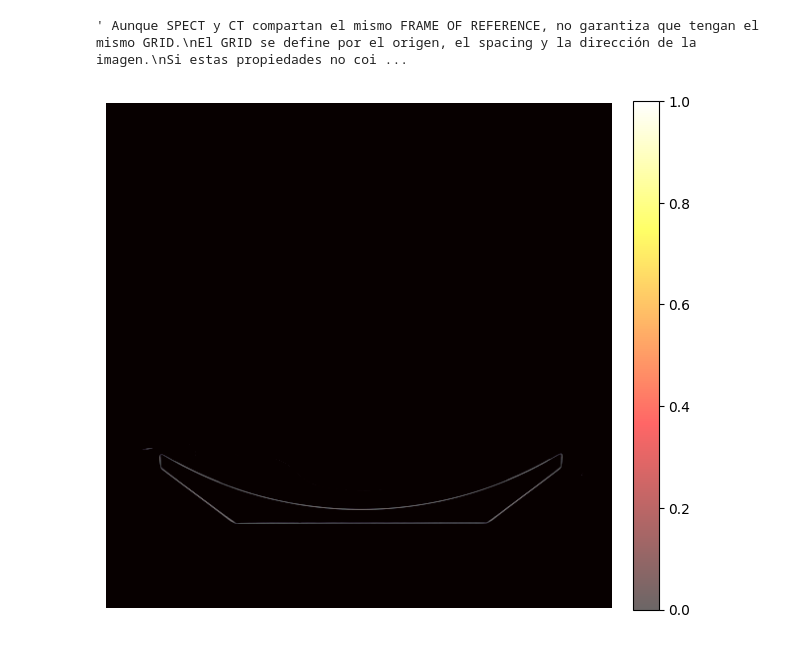
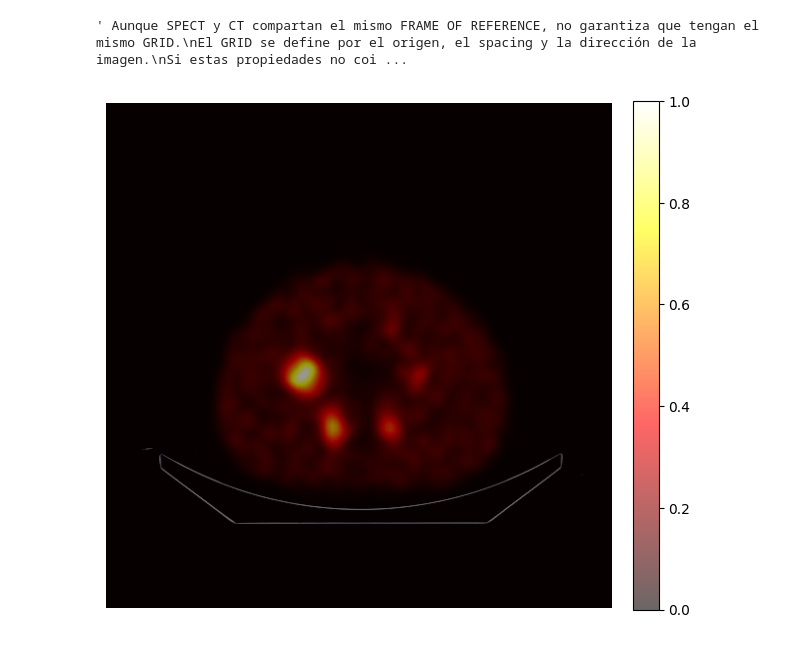
Before and after one commit to nvillasucm/TFM_NataliaVillas, a Jupyter notebook: interfaz.ipynb, the cells around one changed output. Drawn from its saved outputs; the diff is of its cells as text; code cells hidden in the pictures.

```diff
--- a/interfaz.ipynb
+++ b/interfaz.ipynb
@@ -207,7 +207,9 @@ def seleccionar_fichero_spect():
     num_slices_spect = spect_np.shape[0] # Guarda el número de cortes de la imagen (slices)
 
     spect_slider.config(to=num_slices_spect - 1)
-    slice_idx_spect.set(num_slices_spect // 2)
+    slice_max = obtener_slice_mayor_actividad(spect_np)
+    slice_idx_spect.set(slice_max)
+
 
     # Inicializar figura
     if fig is None:
@@ -217,6 +219,23 @@ def seleccionar_fichero_spect():
         resamplear_spect_a_ct()
 
     actualizar_overlay()
+
+def obtener_slice_mayor_actividad(spect_array):
+    """
+    Devuelve el índice del slice con mayor actividad total.
+    Se calcula como la suma de intensidades en cada corte.
+    """
+    if spect_array is None:
+        return 0
+
+    # Suma de actividad por slice (eje Z = axis 0)
+    actividad_por_slice = np.sum(spect_array, axis=(1, 2)) # Es una lista en la que cada posición corresponde a la actividad total de un corte.
+
+    # Índice del máximo
+    idx_max = np.argmax(actividad_por_slice)
+
+    return int(idx_max)
+
 
 def crear_phantom_en_pixel():
     global phantom, ct_np, ct_img_sitk
@@ -295,8 +314,8 @@ def resamplear_spect_a_ct():
     if slice_idx_ct.get() >= num_slices_ct:
         slice_idx_ct.set(num_slices_ct // 2)
 
-    if slice_idx_spect.get() >= num_slices_spect:
-        slice_idx_spect.set(num_slices_spect // 2)
+    slice_max = obtener_slice_mayor_actividad(spect_np)
+    slice_idx_spect.set(slice_max)
 
 
 def guardar_datos():
@@ -386,6 +405,8 @@ def actualizar_phantom():
         phantom.angulos = np.array([0, 60, 120, 180, 240, 300]) + phantom_rot.get()
 
         actualizar_overlay()
+
+
 
 # -------------------- INTERFAZ --------------------
 
@@ -466,34 +487,34 @@ ttk.Checkbutton(frame_controles, text="Mostrar phantom digital", variable=mostra
 
 # Rotación
 ttk.Label(frame_controles, text="Rotar phantom (°):").grid(row=8, column=0, sticky="w")
 ttk.Scale(frame_controles, from_=0, to=360,
           variable=phantom_rot,
           command=lambda e: actualizar_phantom()).grid(row=8, column=1, columnspan=2, sticky="ew")
 
 # Desplazamiento X
 ttk.Label(frame_controles, text="Desplazamiento X (px):").grid(row=9, column=0, sticky="w")
 ttk.Scale(frame_controles, from_=-200, to=200,
           variable=phantom_dx,
           command=lambda e: actualizar_phantom()).grid(row=9, column=1, columnspan=2, sticky="ew")
 
 # Desplazamiento Y
 ttk.Label(frame_controles, text="Desplazamiento Y (px):").grid(row=10, column=0, sticky="w")
 ttk.Scale(frame_controles, from_=-200, to=200,
           variable=phantom_dy,
           command=lambda e: actualizar_phantom()).grid(row=10, column=1, columnspan=2, sticky="ew")
 
 
 # -------------------- EJECUCIÓN --------------------
 root.mainloop()
 
 ''' Aunque SPECT y CT compartan el mismo FRAME OF REFERENCE, no garantiza que tengan el mismo GRID.
 El GRID se define por el origen, el spacing y la dirección de la imagen.
 Si estas propiedades no coinciden exactamente, las imágenes no estarán alineadas correctamente.
 El SPECT empieza en z = 563.56 y el CT en z = -378.35, entonces cuando el resampler muestrea el SPECT a las coordenadas fisicas del CT,
 ningun voxel del SPECT cae dentro del CT, todo queda fuera y se rellena con ceros.'''
 # %% [output]
 ' Aunque SPECT y CT compartan el mismo FRAME OF REFERENCE, no garantiza que tengan el mismo GRID.\nEl GRID se define por el origen, el spacing y la dirección de la imagen.\nSi estas propiedades no coi ...
-[figure, old version]
+[figure, new version]
 # %%
 file_path = r"C:\Users\gervi\OneDrive - Universidad Complutense de Madrid (UCM)\MASTER\SEGUNDO CUATRI\TFM\Imagenes prueba\Tomo4FOV_Lu177peak_IRACSC001_DS.dcm"
 ds = pydicom.dcmread(file_path)
```
